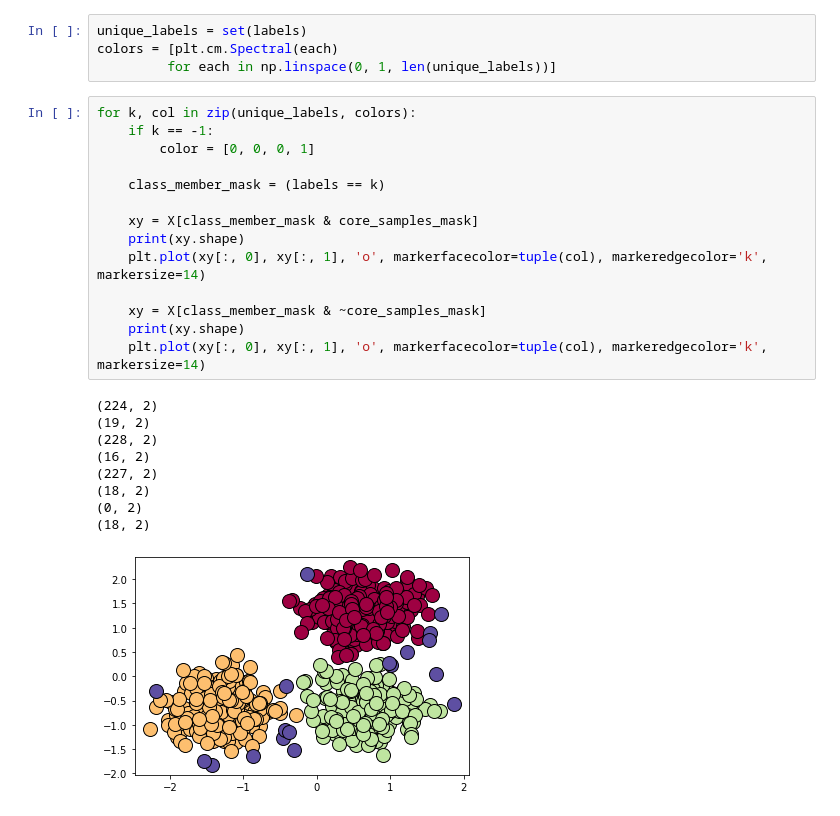
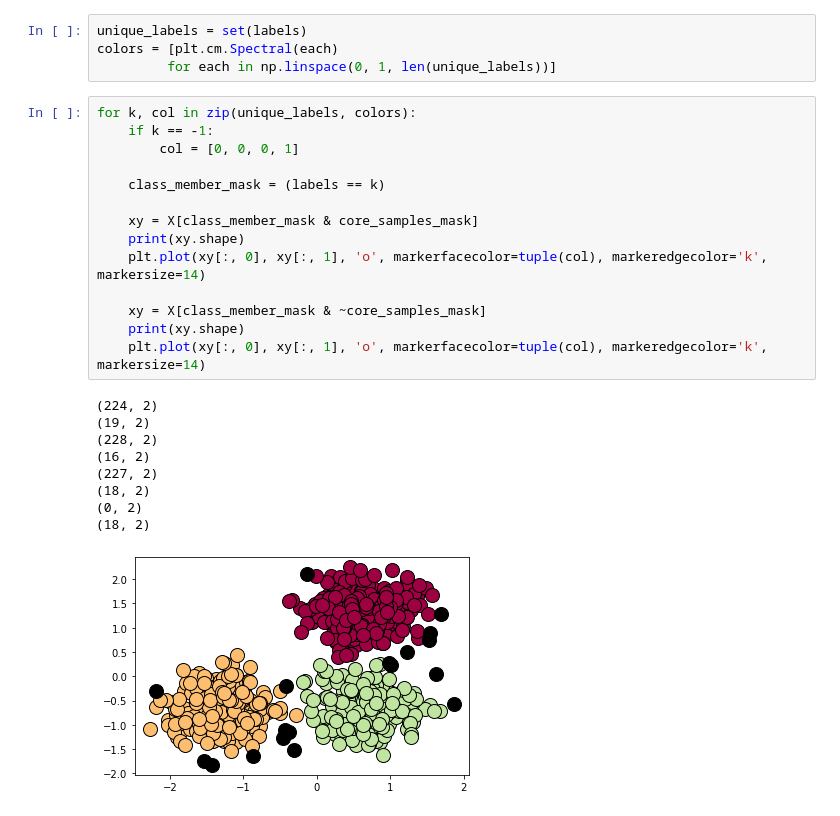
Before and after one commit to asxzhy/Machine_Learning, a Jupyter notebook: sklearn/unsupervised_learning/2.3_clustering/2.3.7_DBSCAN.ipynb, the cells around one changed output. Drawn from its saved outputs; the diff is of its cells as text.

```diff
--- a/sklearn/unsupervised_learning/2.3_clustering/2.3.7_DBSCAN.ipynb
+++ b/sklearn/unsupervised_learning/2.3_clustering/2.3.7_DBSCAN.ipynb
@@ -166,24 +166,24 @@ colors = [plt.cm.Spectral(each)
 # %%
 for k, col in zip(unique_labels, colors):
     if k == -1:
-        color = [0, 0, 0, 1]
+        col = [0, 0, 0, 1]
 
     class_member_mask = (labels == k)
 
     xy = X[class_member_mask & core_samples_mask]
     print(xy.shape)
     plt.plot(xy[:, 0], xy[:, 1], 'o', markerfacecolor=tuple(col), markeredgecolor='k', markersize=14)
 
     xy = X[class_member_mask & ~core_samples_mask]
     print(xy.shape)
     plt.plot(xy[:, 0], xy[:, 1], 'o', markerfacecolor=tuple(col), markeredgecolor='k', markersize=14)
 # %% [output]
 (224, 2)
 (19, 2)
 (228, 2)
 (16, 2)
 (227, 2)
 (18, 2)
 (0, 2)
 (18, 2)
-[figure, old version]
+[figure, new version]
```
Also changed, not shown: parts of 2 cells of this notebook.
